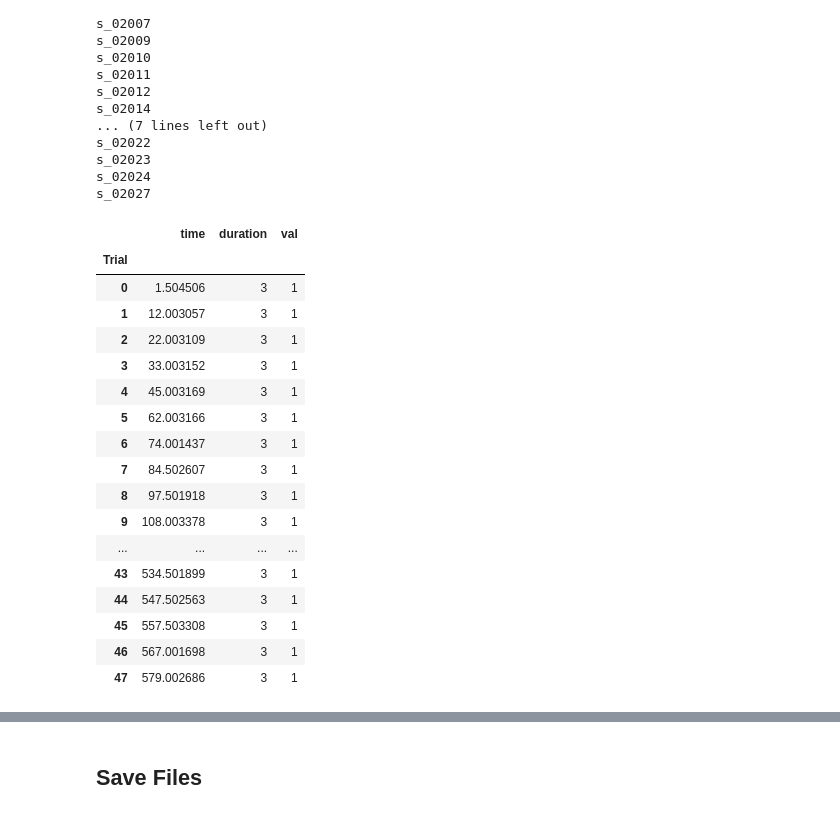
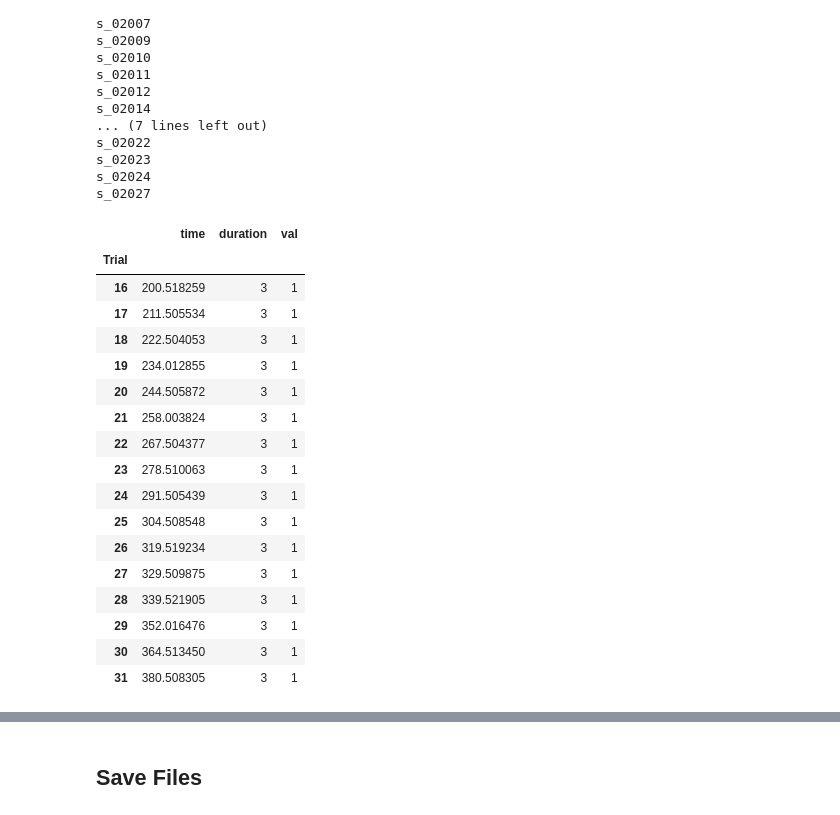
Before and after one commit to franink/Fractions, a Jupyter notebook: Data_Analyses/NLine_MakeOnsets_LSS.ipynb, the cells around one changed output, grey strips where cells are left out. Drawn from its saved outputs; the diff is of its cells as text; code cells hidden in the pictures.

```diff
--- a/Data_Analyses/NLine_MakeOnsets_LSS.ipynb
+++ b/Data_Analyses/NLine_MakeOnsets_LSS.ipynb
@@ -433,8 +433,8 @@ import string
 #val_dict = {'q1':[0,0.25],'q2':[0.25,0.5],'q3':[0.5,0.75],'q4':[0.75,1]}
 #tasks = nline_df.groupby('Task')
 #labels = tasks.indices.keys()
-#tasks = nline_df.groupby('Task')
-#labels = tasks.indices.keys()
+tasks = nline_df.groupby('Task')
+labels = tasks.indices.keys()
 phase = ['cons', 'dec']
 #dec_ctch_onset = {}
 big_dict = {}
@@ -452,22 +452,28 @@ for s in nline_df.index.levels[0]:
             hold = 2.5
         else:
             hold = min(nline_df.loc[s].loc[r]['hold'])
-        dec_ctch_tmp = nline_df.loc[s].loc[r]['decision_onset_real'] - 16
-        dec_ctch_tmp = dec_ctch_tmp[ctch==1]
-        big_dict[s][r]['dec_ctch_onset'] = pd.DataFrame.from_items([('time',dec_ctch_tmp[dec_ctch_tmp>=0]),('duration',dec_time),('val',1)])
         cons_duration = hold + cons_time
-        for ph in phase:
-            if ph == 'dec':
-                tmp_int = nline_df.loc[s].loc[r]['decision_onset_real'] - 16
-                tmp_int = tmp_int[ctch==0]
-                big_dict[s][r][ph] = pd.DataFrame.from_items([('time',tmp_int[tmp_int>=0]),('duration',dec_time),('val',1)])
-            elif ph == 'cons':
-                big_dict[s][r][ph] = {}
-                big_dict[s][r][ph] = {}
-                tmp_int = nline_df.loc[s].loc[r]['consider_onset_real'] - 16
-                big_dict[s][r][ph] = pd.DataFrame.from_items([('time',tmp_int[tmp_int>=0]),('duration',cons_duration),('val',1)])
-        big_dict[s][r]['onsets'] = pd.concat([big_dict[s][r]['cons'], big_dict[s][r]['dec']],join='outer',)
-        big_dict[s][r]['onsets'] = big_dict[s][r]['onsets'].sort('time')
+        for lab in labels:
+            big_dict[s][r][lab] = {}
+            Task = nline_df.loc[s].loc[r]['Task']
+            dec_ctch_tmp = nline_df.loc[s].loc[r]['decision_onset_real'] - 16
+            dec_ctch_tmp = dec_ctch_tmp[ctch==1]
+            dec_ctch_tmp = dec_ctch_tmp[Task==lab]
+            big_dict[s][r][lab]['dec_ctch_onset'] = pd.DataFrame.from_items([('time',dec_ctch_tmp[dec_ctch_tmp>=0]),('duration',dec_time),('val',1)])
+            for ph in phase:
+                if ph == 'dec':
+                    big_dict[s][r][lab][ph] = {}
+                    tmp_int = nline_df.loc[s].loc[r]['decision_onset_real'] - 16
+                    tmp_int = tmp_int[ctch==0]
+                    tmp_int = tmp_int[Task==lab]
+                    big_dict[s][r][lab][ph] = pd.DataFrame.from_items([('time',tmp_int[tmp_int>=0]),('duration',dec_time),('val',1)])
+                elif ph == 'cons':
+                    big_dict[s][r][lab][ph] = {}
+                    tmp_int = nline_df.loc[s].loc[r]['consider_onset_real'] - 16
+                    tmp_int = tmp_int[Task==lab]
+                    big_dict[s][r][lab][ph] = pd.DataFrame.from_items([('time',tmp_int[tmp_int>=0]),('duration',cons_duration),('val',1)])
+            #big_dict[s][r]['onsets'] = pd.concat([big_dict[s][r]['cons'], big_dict[s][r]['dec']],join='outer',)
+            #big_dict[s][r]['onsets'] = big_dict[s][r]['onsets'].sort('time')
 # %% [output]
 s_02001
 s_02002
@@ -487,24 +493,24 @@ s_02023
 s_02024
 s_02027
 # %%
-big_dict['s_02009']['run1']['cons']
+big_dict['s_02003']['run1']['Pos']['cons']
 # %% [output]
 |  | time | duration | val |
 | Trial |  |  |  |
-| 0 | 1.504506 | 3 | 1 |
-| 1 | 12.003057 | 3 | 1 |
-| 2 | 22.003109 | 3 | 1 |
-| 3 | 33.003152 | 3 | 1 |
-| 4 | 45.003169 | 3 | 1 |
-| 5 | 62.003166 | 3 | 1 |
-| 6 | 74.001437 | 3 | 1 |
-| 7 | 84.502607 | 3 | 1 |
-| 8 | 97.501918 | 3 | 1 |
-| 9 | 108.003378 | 3 | 1 |
-| ... | ... | ... | ... |
-| 43 | 534.501899 | 3 | 1 |
-| 44 | 547.502563 | 3 | 1 |
-| 45 | 557.503308 | 3 | 1 |
-| 46 | 567.001698 | 3 | 1 |
-| 47 | 579.002686 | 3 | 1 |
+| 16 | 200.518259 | 3 | 1 |
+| 17 | 211.505534 | 3 | 1 |
+| 18 | 222.504053 | 3 | 1 |
+| 19 | 234.012855 | 3 | 1 |
+| 20 | 244.505872 | 3 | 1 |
+| 21 | 258.003824 | 3 | 1 |
+| 22 | 267.504377 | 3 | 1 |
+| 23 | 278.510063 | 3 | 1 |
+| 24 | 291.505439 | 3 | 1 |
+| 25 | 304.508548 | 3 | 1 |
+| 26 | 319.519234 | 3 | 1 |
+| 27 | 329.509875 | 3 | 1 |
+| 28 | 339.521905 | 3 | 1 |
+| 29 | 352.016476 | 3 | 1 |
+| 30 | 364.513450 | 3 | 1 |
+| 31 | 380.508305 | 3 | 1 |
 # %%
```
Also changed, not shown: parts of 5 cells of this notebook, 1 other file.
